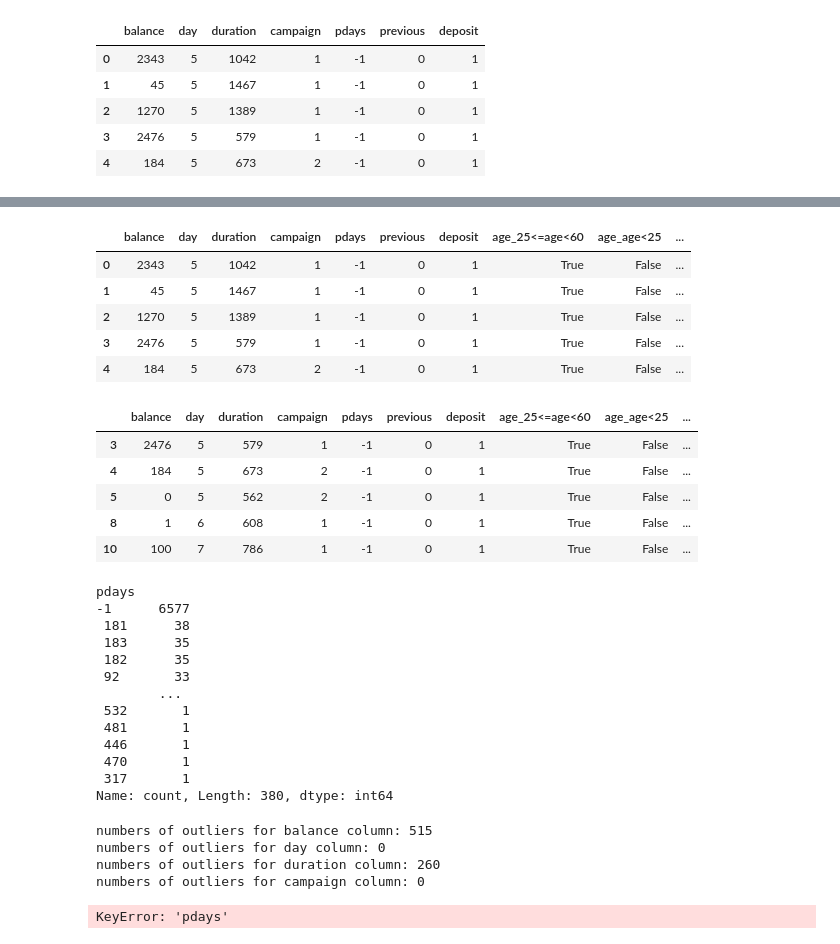
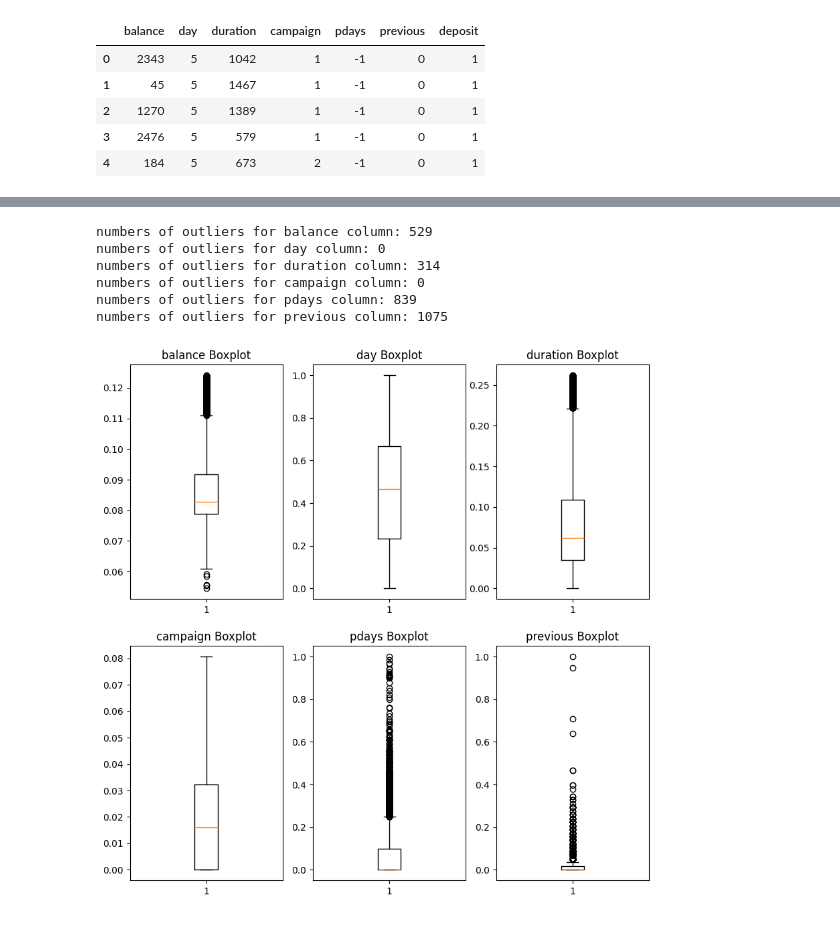
Before and after one commit to MarioCicalese/Fairness_datasmell_SE4AI, a Jupyter notebook: tidyBank.ipynb, the cells around one changed output, grey strips where cells are left out. Saved outputs shown, nothing was run; the diff lists cells and outputs as text; code cells hidden in the pictures.

```diff
--- a/tidyBank.ipynb
+++ b/tidyBank.ipynb
@@ -288,15 +260,6 @@ numbers of outliers for duration column: 636
 numbers of outliers for campaign column: 601
 numbers of outliers for pdays column: 2750
 numbers of outliers for previous column: 1258
-# %%
-df_tidy.head()
-# %% [output]
-|  | balance | day | duration | campaign | pdays | previous | deposit | age_25<=age<60 | age_age<25 | ... |
-| 0 | 2343 | 5 | 1042 | 1 | -1 | 0 | 1 | True | False | ... |
-| 1 | 45 | 5 | 1467 | 1 | -1 | 0 | 1 | True | False | ... |
-| 2 | 1270 | 5 | 1389 | 1 | -1 | 0 | 1 | True | False | ... |
-| 3 | 2476 | 5 | 579 | 1 | -1 | 0 | 1 | True | False | ... |
-| 4 | 184 | 5 | 673 | 2 | -1 | 0 | 1 | True | False | ... |
 # %%
 df_tidy = delete_outlier('balance')
 df_tidy = delete_outlier('duration')
@@ -305,25 +267,21 @@ df_tidy = delete_outlier('campaign')
-# %%
-df_tidy.head()
-# %% [output]
-|  | balance | day | duration | campaign | pdays | previous | deposit | age_25<=age<60 | age_age<25 | ... |
-| 3 | 2476 | 5 | 579 | 1 | -1 | 0 | 1 | True | False | ... |
-| 4 | 184 | 5 | 673 | 2 | -1 | 0 | 1 | True | False | ... |
-| 5 | 0 | 5 | 562 | 2 | -1 | 0 | 1 | True | False | ... |
-| 8 | 1 | 6 | 608 | 1 | -1 | 0 | 1 | True | False | ... |
-| 10 | 100 | 7 | 786 | 1 | -1 | 0 | 1 | True | False | ... |
-# %%
-df_tidy['pdays'].value_counts()
-# %% [output]
-pdays
--1      6577
- 181      38
- 183      35
- 182      35
- 92       33
-        ...
- 532       1
- 481       1
- 446       1
- 470       1
- 317       1
-Name: count, Length: 380, dtype: int64
+# %%
+outliers_count_all(numerical_cols)
+# %% [output]
+numbers of outliers for balance column: 529
+numbers of outliers for day column: 0
+numbers of outliers for duration column: 314
+numbers of outliers for campaign column: 0
+numbers of outliers for pdays column: 839
+numbers of outliers for previous column: 1075
+# %%
+#Verified wether there are still outlier values by employing boxplot
+fig, axs = plt.subplots(2, 3, figsize=(10, 10))
+
+for index,attribute in enumerate(numerical_cols):
+    row = index // 3
+    col = index % 3
+    axs[row,col].boxplot(df_tidy[attribute])
+    axs[row,col].set_title(attribute + ' Boxplot')
+plt.show()
+# %% [output]
+[figure, added]
@@ -333,12 +293,3 @@ Name: count, Length: 380, dtype: int64
 
 #ci sono tanti valori negativi provo a droppare pdays
 df_tidy= df_tidy.drop(columns=['pdays', 'previous'])
-# %%
-#numerical_cols= numerical_cols.drop('pdays')
-outliers_count_all(numerical_cols)
-# %% [output]
-numbers of outliers for balance column: 515
-numbers of outliers for day column: 0
-numbers of outliers for duration column: 260
-numbers of outliers for campaign column: 0
-KeyError: 'pdays'
```
Also changed, not shown: parts of 34 cells of this notebook.
